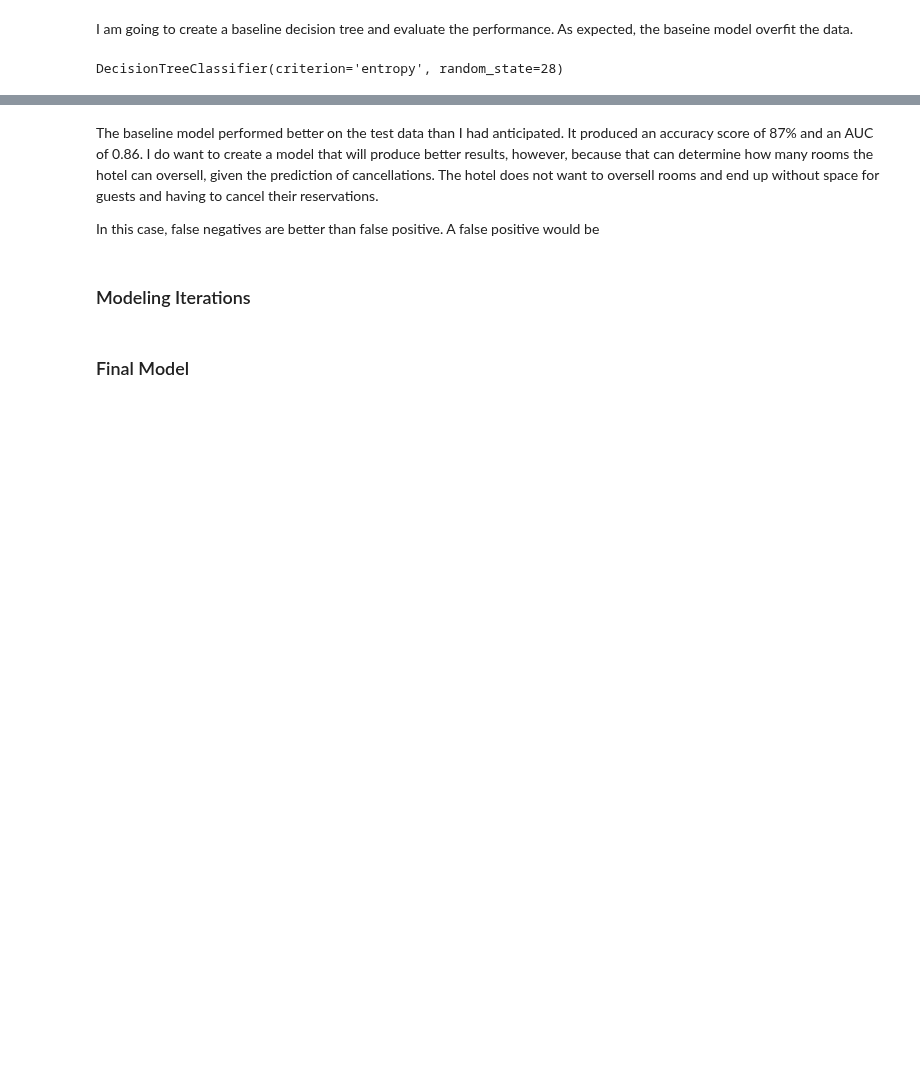
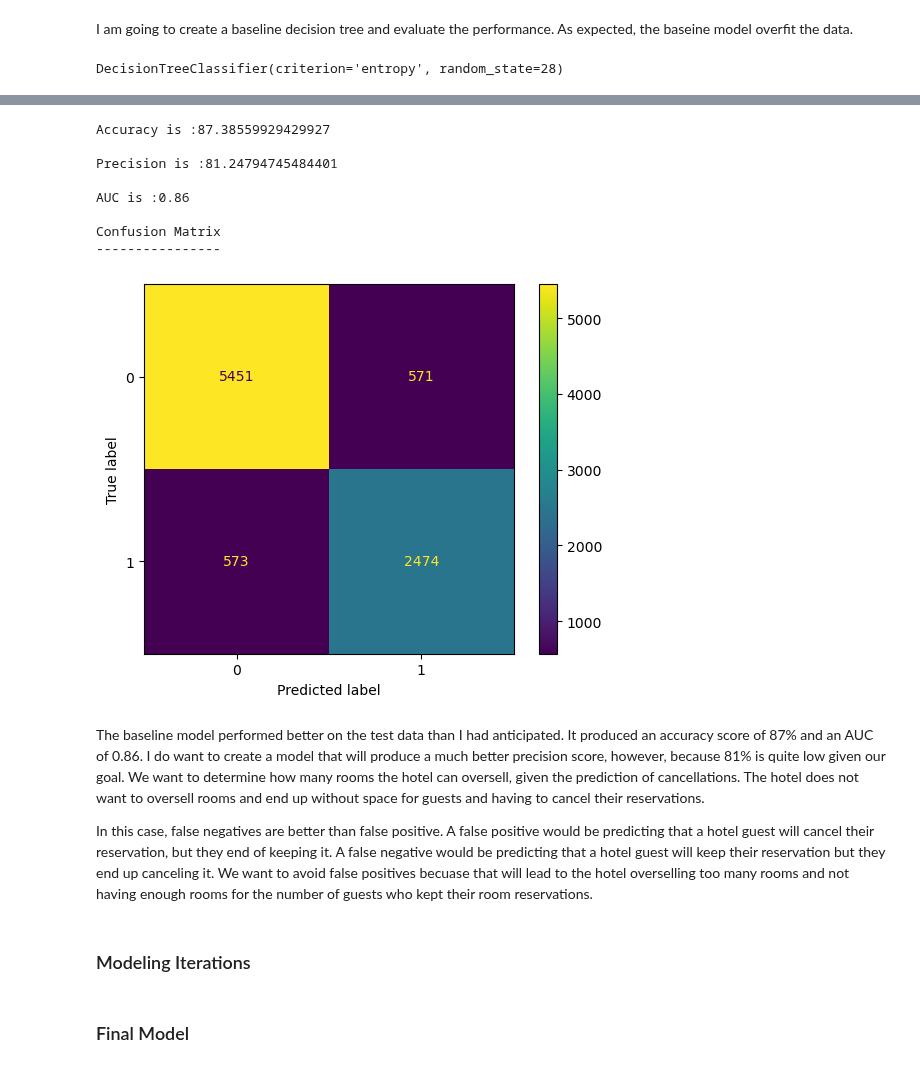
Before and after one commit to scarlettvalentin/hotel_reservations_project, a Jupyter notebook: notebook.ipynb, the cells around one changed output, grey strips where cells are left out. Cells and saved outputs as stored; diff of their text form; code cells hidden in the pictures; blank space fills up the shorter version.

```diff
--- a/notebook.ipynb
+++ b/notebook.ipynb
@@ -356,7 +342,41 @@ Confusion Matrix
+# %%
+# Evaluate tree for test data
+
+# Calculate accuracy
+acc = accuracy_score(y_test,y_pred_test) * 100
+print('Accuracy is :{0}'.format(acc))
+
+# Calculate precision
+prec = precision_score(y_test,y_pred_test) * 100
+print('\nPrecision is :{0}'.format(prec))
+
+# Check the AUC for predictions
+false_positive_rate, true_positive_rate, thresholds = roc_curve(y_test, y_pred_test)
+roc_auc = auc(false_positive_rate, true_positive_rate)
+print('\nAUC is :{0}'.format(round(roc_auc, 2)))
+
+# Create and print a confusion matrix
+print('\nConfusion Matrix')
+print('----------------')
+cm_test = confusion_matrix(y_test, y_pred_test)
+
+cm_test_disp = ConfusionMatrixDisplay(confusion_matrix=cm_test,
+                                      display_labels=classifier.classes_)
+cm_test_disp.plot();
+# %% [output]
+Accuracy is :87.38559929429927
+
+Precision is :81.24794745484401
+
+AUC is :0.86
+
+Confusion Matrix
+----------------
+[figure, added]
 # %% [markdown]
-The baseline model performed better on the test data than I had anticipated. It produced an accuracy score of 87% and an AUC of 0.86. I do want to create a model that will produce better results, however, because that can determine how many rooms the hotel can oversell, given the prediction of cancellations. The hotel does not want to oversell rooms and end up without space for guests and having to cancel their reservations.
+The baseline model performed better on the test data than I had anticipated. It produced an accuracy score of 87% and an AUC of 0.86. I do want to create a model that will produce a much better precision score, however, because 81% is quite low given our goal. We want to determine how many rooms the hotel can oversell, given the prediction of cancellations. The hotel does not want to oversell rooms and end up without space for guests and having to cancel their reservations.
 
-In this case, false negatives are better than false positive. A false positive would be
+In this case, false negatives are better than false positive. A false positive would be predicting that a hotel guest will cancel their reservation, but they end of keeping it. A false negative would be predicting that a hotel guest will keep their reservation but they end up canceling it. We want to avoid false positives becuase that will lead to the hotel overselling too many rooms and not having enough rooms for the number of guests who kept their room reservations.
 # %% [markdown]
 ### Modeling Iterations
 # %% [markdown]
```
Also changed, not shown: parts of 2 cells of this notebook.
